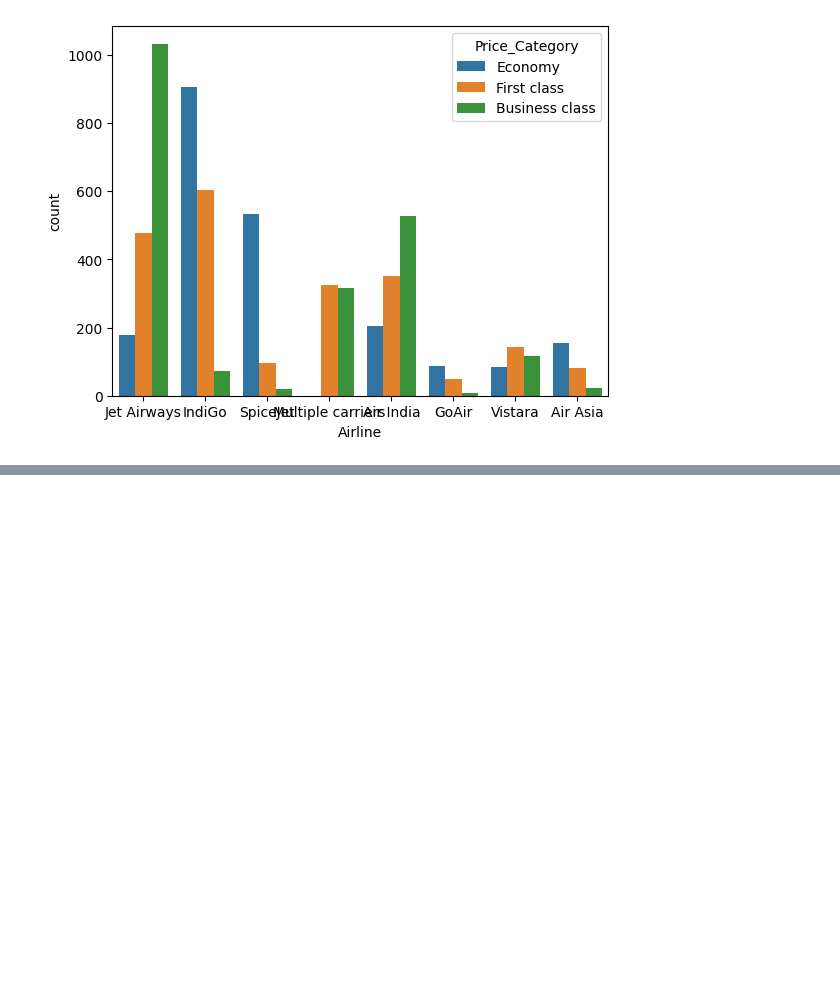
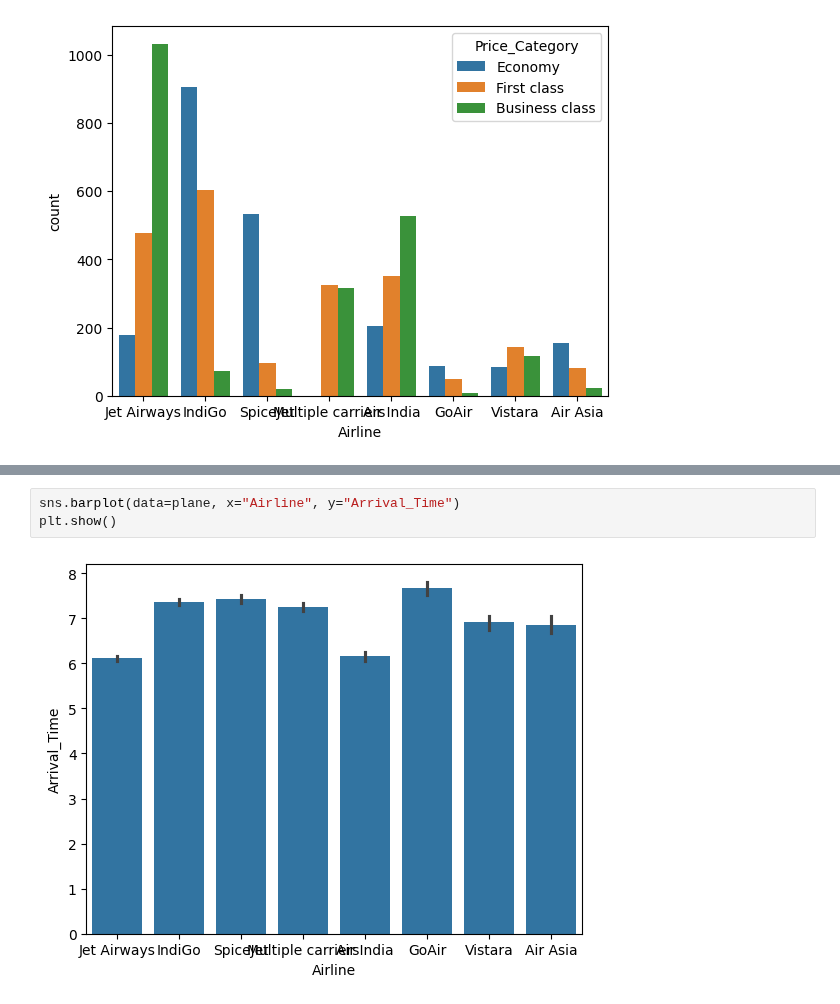
Before and after one commit to shreyasstha/data, a Jupyter notebook: EDA.ipynb, the cells around one changed output, grey strips where cells are left out. Saved outputs shown, nothing was run; the diff lists cells and outputs as text; blank space fills up the shorter version.

```diff
--- a/EDA.ipynb
+++ b/EDA.ipynb
@@ -1308,0 +1312,5 @@ sns.countplot(data=plane, x="Airline", hue="Price_Category")
+# %%
+sns.barplot(data=plane, x="Airline", y="Arrival_Time")
+plt.show()
+# %% [output]
+[figure, added]
```
Also changed, not shown: parts of 2 cells of this notebook.
